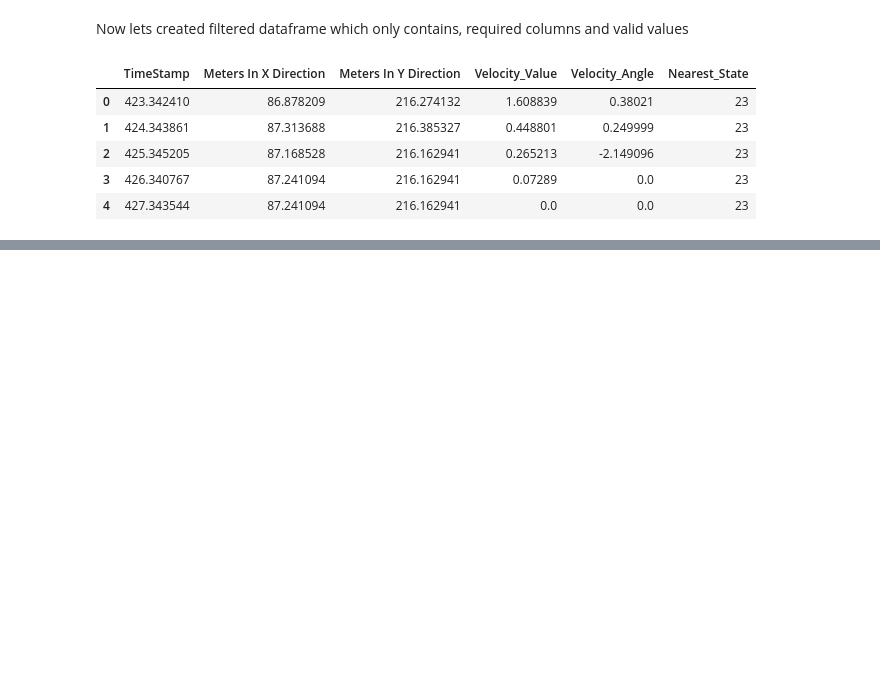
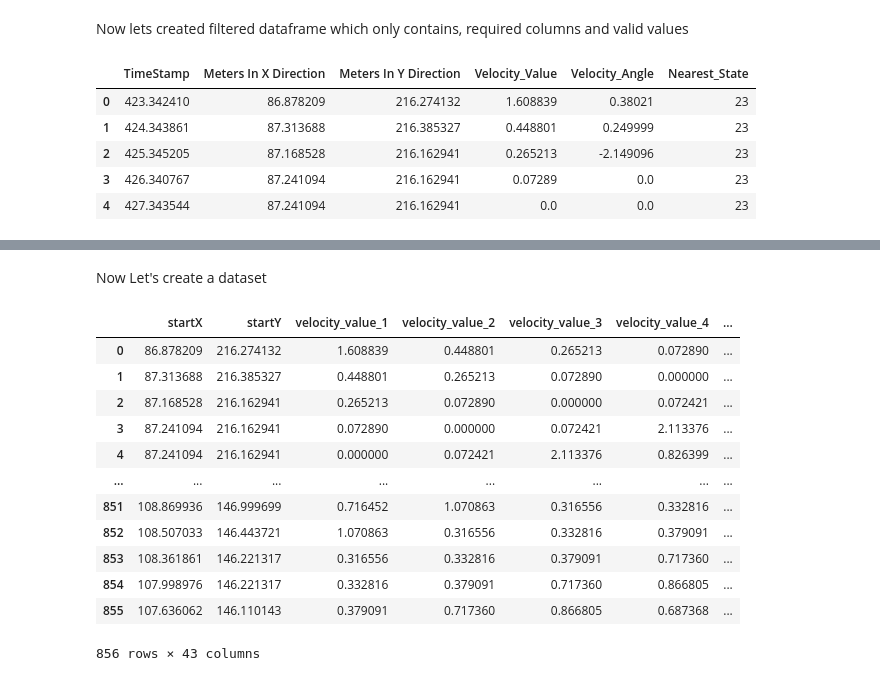
Before and after one commit to mashkarharis/Indoor-Floorplan-Localization-CRF, a Jupyter notebook: Part-1/CRF_Part_1.ipynb, the cells around one changed output, grey strips where cells are left out. Saved outputs shown, nothing was run; the diff lists cells and outputs as text; code cells hidden in the pictures; blank space fills up the shorter version.

```diff
--- a/CRF.ipynb
+++ b/Part-1/CRF_Part_1.ipynb
@@ -443,0 +458,41 @@ filtered_df.head()
+# %%
+first_index_of_second_set=875
+# %% [markdown]
+Now Let's create a dataset
+# %%
+data=[]
+for row in filtered_df.loc[19:first_index_of_second_set-1].itertuples():
+    datadict={}
+    start_x = filtered_df.loc[row[0]-19][1]
+    start_y = filtered_df.loc[row[0]-19][2]
+    state = row[6]
+    datadict["startX"]=start_x
+    datadict["startY"]=start_y
+    i=0
+    for subrow in filtered_df.loc[row[0]-19:row[0]].itertuples():
+        datadict["velocity_value_"+str(i+1)]=subrow[4]
+        i+=1
+    j=0
+    for subrow in filtered_df.loc[row[0]-19:row[0]].itertuples():
+        datadict["velocity_angle_"+str(j+1)]=subrow[5]
+        j+=1
+
+    datadict["currentState"]=state
+    data.append(datadict)
+
+prepared_dataset1=pd.DataFrame(data)
+prepared_dataset1
+# %% [output]
+|  | startX | startY | velocity_value_1 | velocity_value_2 | velocity_value_3 | velocity_value_4 | ... |
+| 0 | 86.878209 | 216.274132 | 1.608839 | 0.448801 | 0.265213 | 0.072890 | ... |
+| 1 | 87.313688 | 216.385327 | 0.448801 | 0.265213 | 0.072890 | 0.000000 | ... |
+| 2 | 87.168528 | 216.162941 | 0.265213 | 0.072890 | 0.000000 | 0.072421 | ... |
+| 3 | 87.241094 | 216.162941 | 0.072890 | 0.000000 | 0.072421 | 2.113376 | ... |
+| 4 | 87.241094 | 216.162941 | 0.000000 | 0.072421 | 2.113376 | 0.826399 | ... |
+| ... | ... | ... | ... | ... | ... | ... | ... |
+| 851 | 108.869936 | 146.999699 | 0.716452 | 1.070863 | 0.316556 | 0.332816 | ... |
+| 852 | 108.507033 | 146.443721 | 1.070863 | 0.316556 | 0.332816 | 0.379091 | ... |
+| 853 | 108.361861 | 146.221317 | 0.316556 | 0.332816 | 0.379091 | 0.717360 | ... |
+| 854 | 107.998976 | 146.221317 | 0.332816 | 0.379091 | 0.717360 | 0.866805 | ... |
+| 855 | 107.636062 | 146.110143 | 0.379091 | 0.717360 | 0.866805 | 0.687368 | ... |
+856 rows × 43 columns
```
Also changed, not shown: parts of 10 cells of this notebook, 11 other files.
